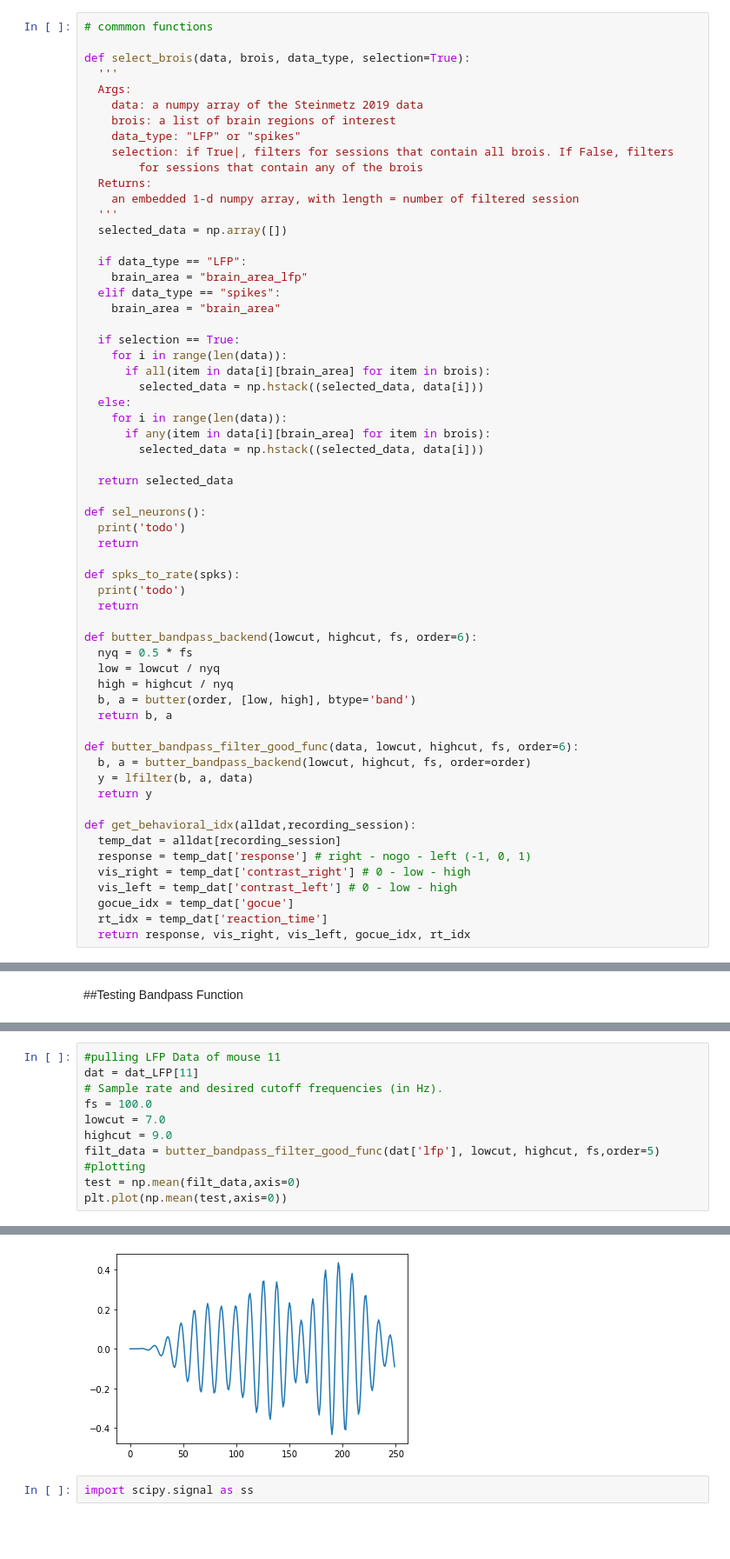
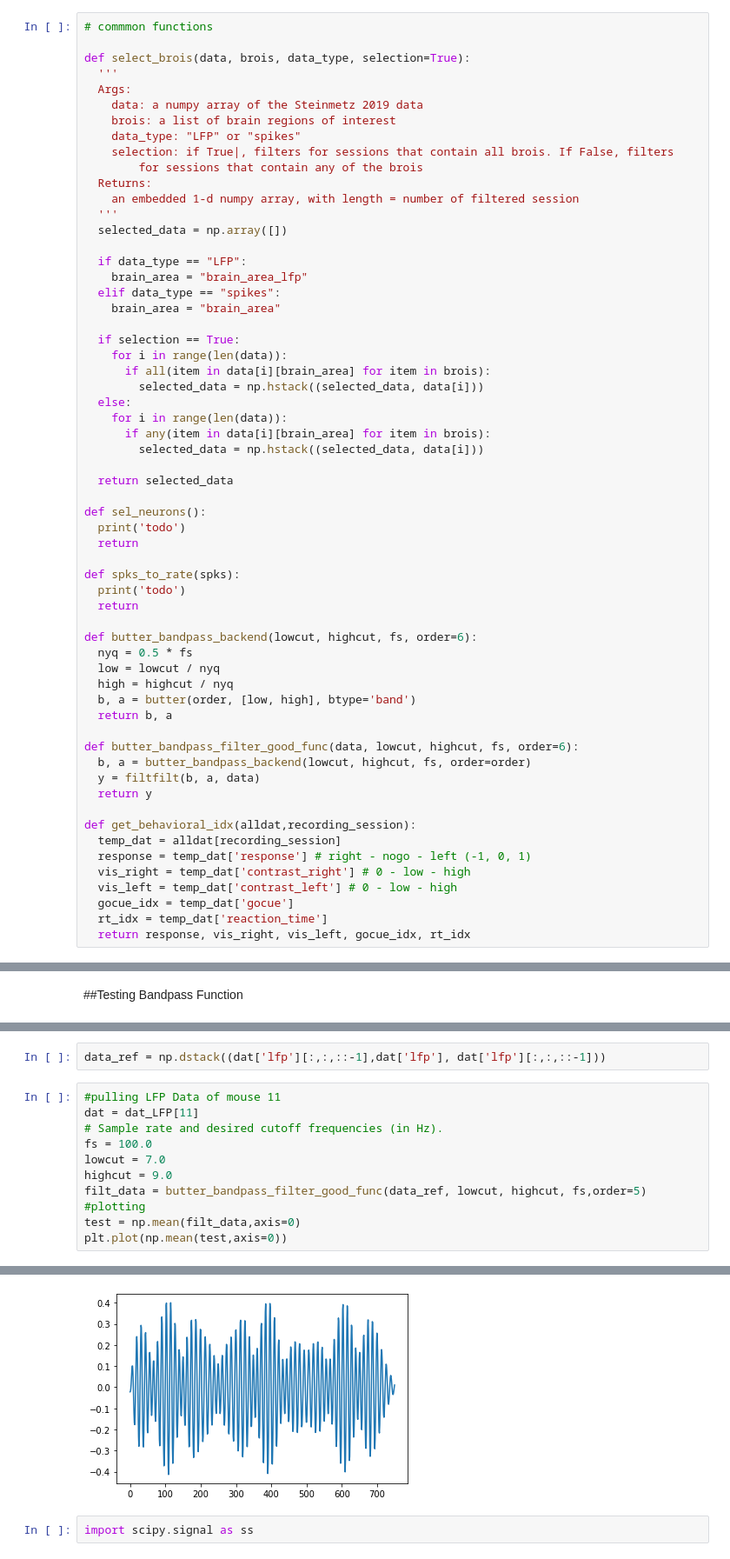
Before and after one commit to kayteeflick/nma_cn_flow_state, a Jupyter notebook: phase_relationships.ipynb, the cells around one changed output, grey strips where cells are left out. Shown at 87% size. Cells and saved outputs as stored; diff of their text form; blank space fills up the shorter version.

```diff
--- a/phase_relationships.ipynb
+++ b/phase_relationships.ipynb
@@ -130,7 +138,7 @@ def butter_bandpass_backend(lowcut, highcut, fs, order=6):
 
 def butter_bandpass_filter_good_func(data, lowcut, highcut, fs, order=6):
   b, a = butter_bandpass_backend(lowcut, highcut, fs, order=order)
-  y = lfilter(b, a, data)
+  y = filtfilt(b, a, data)
   return y
 
 def get_behavioral_idx(alldat,recording_session):
@@ -160,17 +172,19 @@ print(len(filtered_lfp))
+# %%
+data_ref = np.dstack((dat['lfp'][:,:,::-1],dat['lfp'], dat['lfp'][:,:,::-1]))
 # %%
 #pulling LFP Data of mouse 11
 dat = dat_LFP[11]
 # Sample rate and desired cutoff frequencies (in Hz).
 fs = 100.0
 lowcut = 7.0
 highcut = 9.0
-filt_data = butter_bandpass_filter_good_func(dat['lfp'], lowcut, highcut, fs,order=5)
+filt_data = butter_bandpass_filter_good_func(data_ref, lowcut, highcut, fs,order=5)
 #plotting
 test = np.mean(filt_data,axis=0)
 plt.plot(np.mean(test,axis=0))
 # %% [output]
 [<matplotlib.lines.Line2D at 0x...>]
-[figure, old version]
+[figure, new version]
 # %%
 import scipy.signal as ss
 # %%
```
Also changed, not shown: parts of 18 cells of this notebook.
